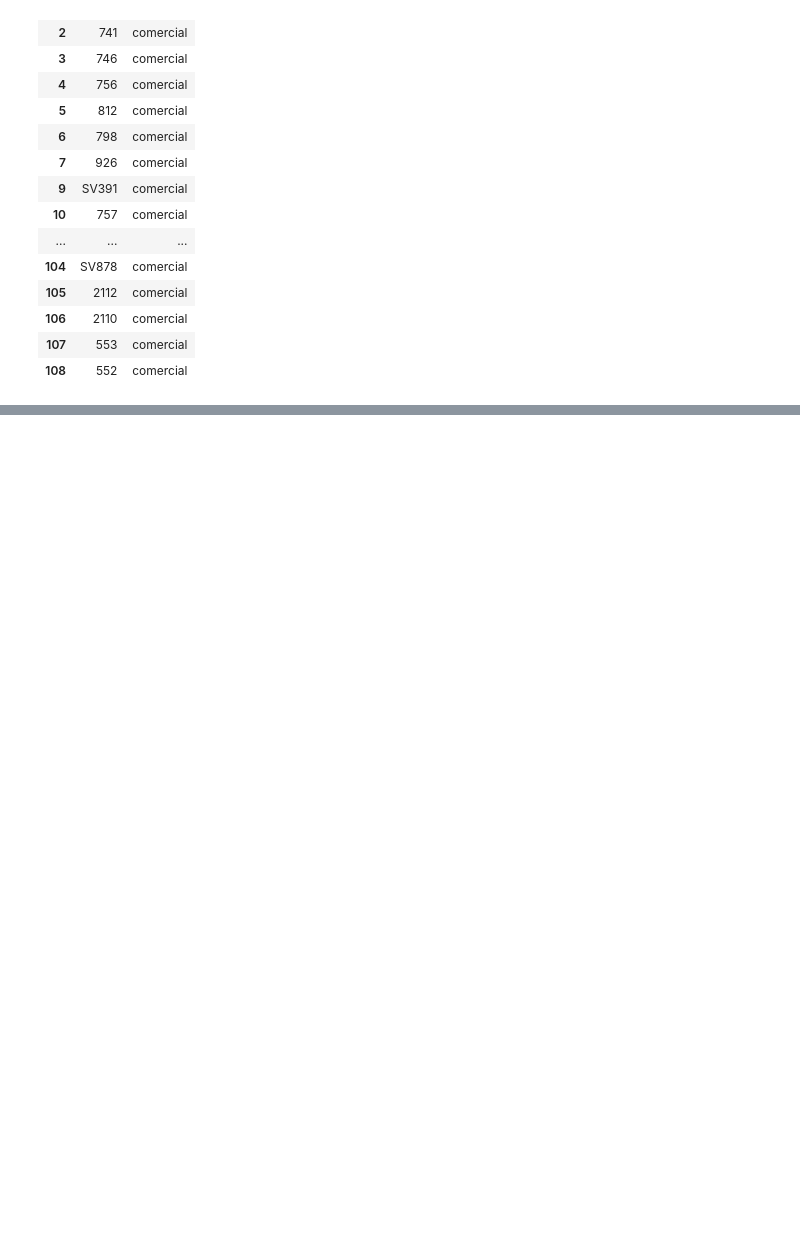
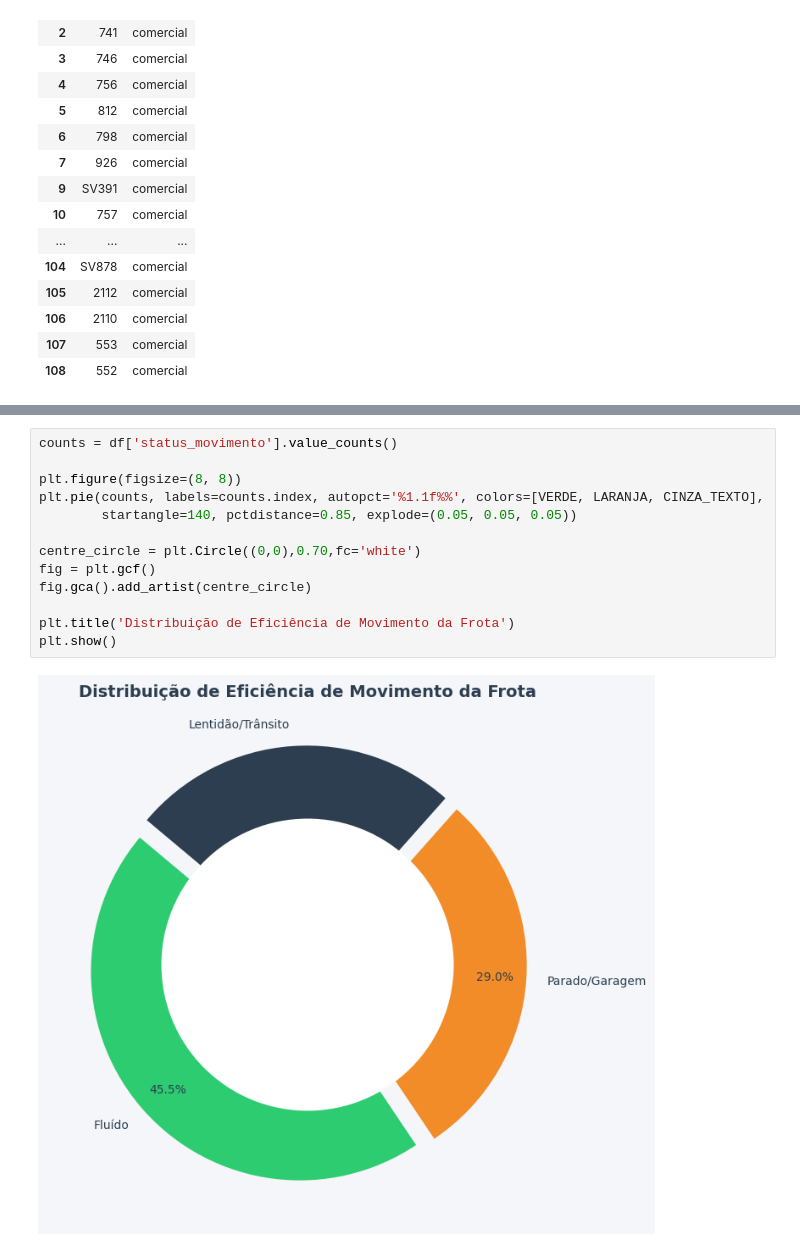
Before and after one commit to viniciusgonc/big_data_proj, a Jupyter notebook: codigo/gold_análises_av2_big_data.ipynb, the cells around one changed output, grey strips where cells are left out. Drawn from its saved outputs; the diff is of its cells as text; blank space fills up the shorter version.

```diff
--- a/codigo/gold_análises_av2_big_data.ipynb
+++ b/codigo/gold_análises_av2_big_data.ipynb
@@ -377,0 +301,15 @@ plt.show()
+# %%
+counts = df['status_movimento'].value_counts()
+
+plt.figure(figsize=(8, 8))
+plt.pie(counts, labels=counts.index, autopct='%1.1f%%', colors=[VERDE, LARANJA, CINZA_TEXTO],
+        startangle=140, pctdistance=0.85, explode=(0.05, 0.05, 0.05))
+
+centre_circle = plt.Circle((0,0),0.70,fc='white')
+fig = plt.gcf()
+fig.gca().add_artist(centre_circle)
+
+plt.title('Distribuição de Eficiência de Movimento da Frota')
+plt.show()
+# %% [output]
+[figure, added]
```
Also changed, not shown: parts of 34 cells of this notebook.
